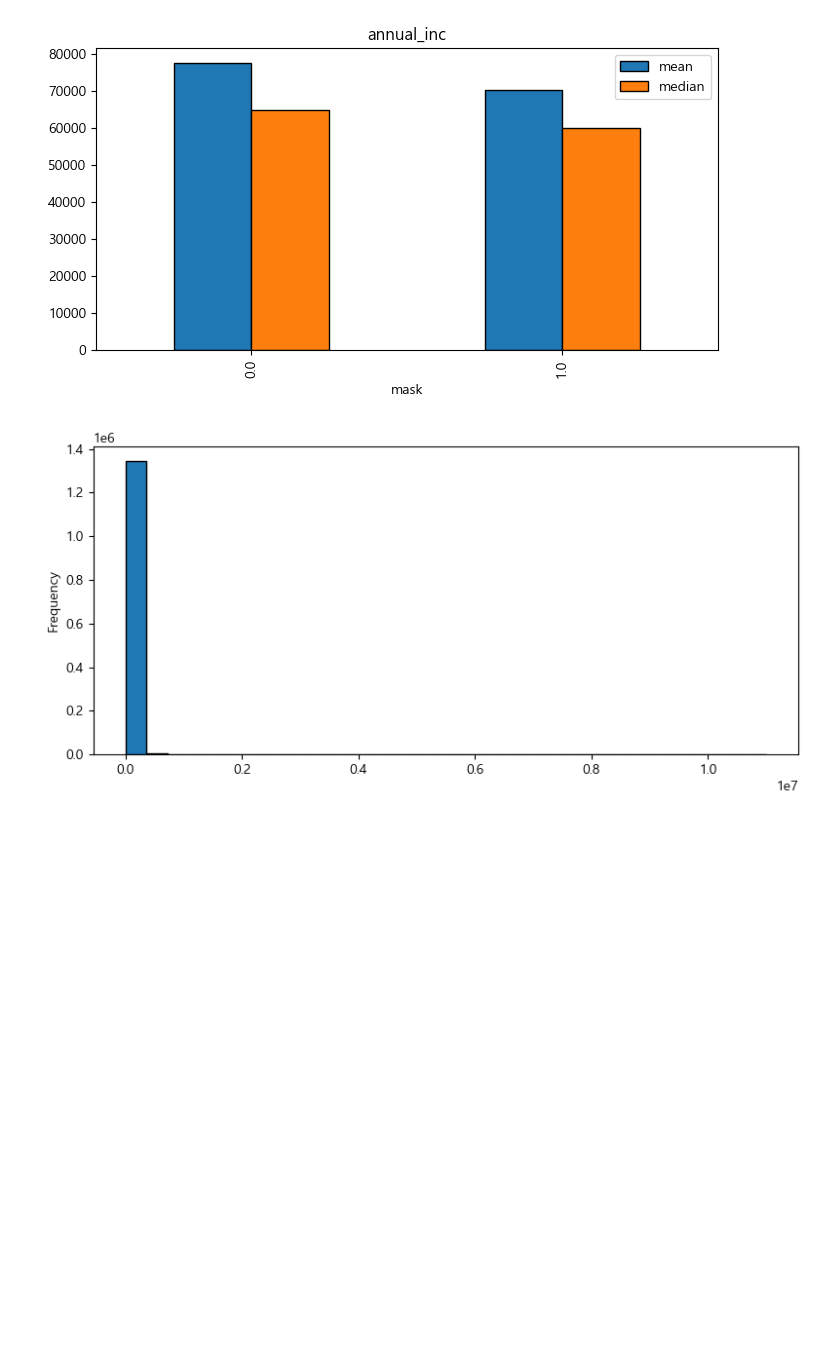
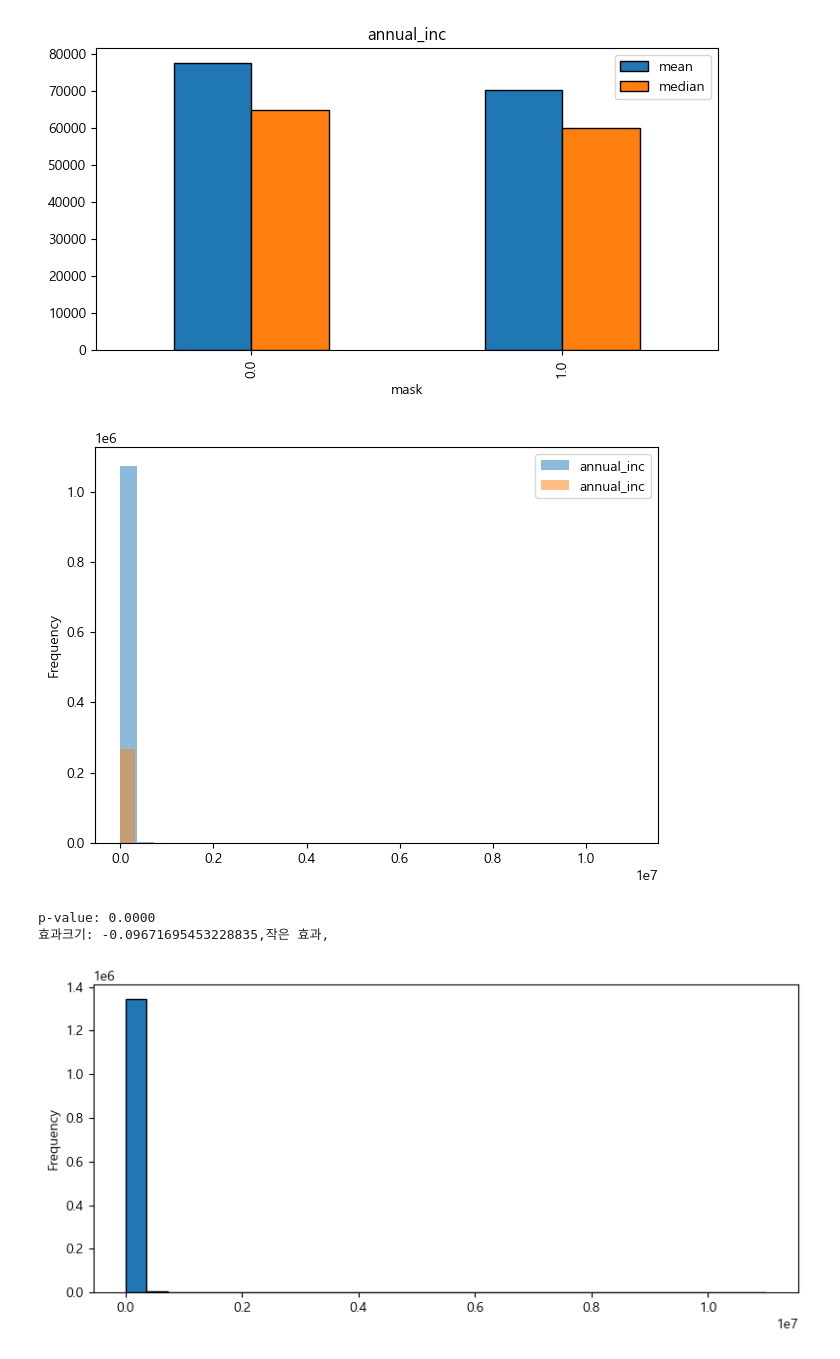
Before and after one commit to gywns7507/second_project, a Jupyter notebook: Hyeon_SOO_EDA.ipynb, the cells around one changed output. Drawn from its saved outputs; the diff is of its cells as text; code cells hidden in the pictures; blank space fills up the shorter version.

```diff
--- a/Hyeon_SOO_EDA.ipynb
+++ b/Hyeon_SOO_EDA.ipynb
@@ -244,7 +265,7 @@ df["emp_title"].isnull().sum()
 np.int64(85944)
 # %%
 #차입자의 직함 존재 여부에 따른 y
-df_eda["emp_yes"] = np.where(df["emp_title"].isnull(), "n", "y")
+df["emp_yes"] = np.where(df["emp_title"].isnull(), "n", "y")
 # 확인
 df_eda["emp_yes"].value_counts()
 
@@ -335,6 +386,38 @@ plt.show()
 | 0 | 0.0 | 77695.718632 | 65000.0 | 70935.617896 | 1078735 |
 | 1 | 1.0 | 70398.271338 | 60000.0 | 65385.813572 | 269320 |
 [figure]
+# %%
+
+df.groupby("target")["annual_inc"].agg(
+    mean = "mean",
+    median = "median",
+    count ="count"
+).reset_index()
+
+for group, data in df.groupby("target")["annual_inc"]:
+    data.plot(kind="hist", alpha= 0.5, bins=30, legend= group)
+plt.legend()
+plt.tight_layout()
+plt.show()
+
+from scipy import stats
+
+group_a= df[df["target"] == 0]["annual_inc"]
+group_b =df[df["target"] == 1]["annual_inc"]
+
+stat, p = stats.mannwhitneyu(
+    x=group_a,
+    y=group_b,
+    alternative='two-sided'
+)
+print(f"p-value: {p:.4f} ")
+n1, n2 = len(group_a), len(group_b)
+r = 1 - (2 * stat) / (n1 * n2)
+print(f"효과크기: {r},작은 효과, " )
+# %% [output]
+[figure, added]
+p-value: 0.0000
+효과크기: -0.09671695453228835,작은 효과,
 # %%
 df["annual_inc"].plot(kind="hist", bins=30, edgecolor="black", figsize=(8, 4))
 plt.tight_layout()
```
Also changed, not shown: parts of 12 cells of this notebook, 1 other file.
